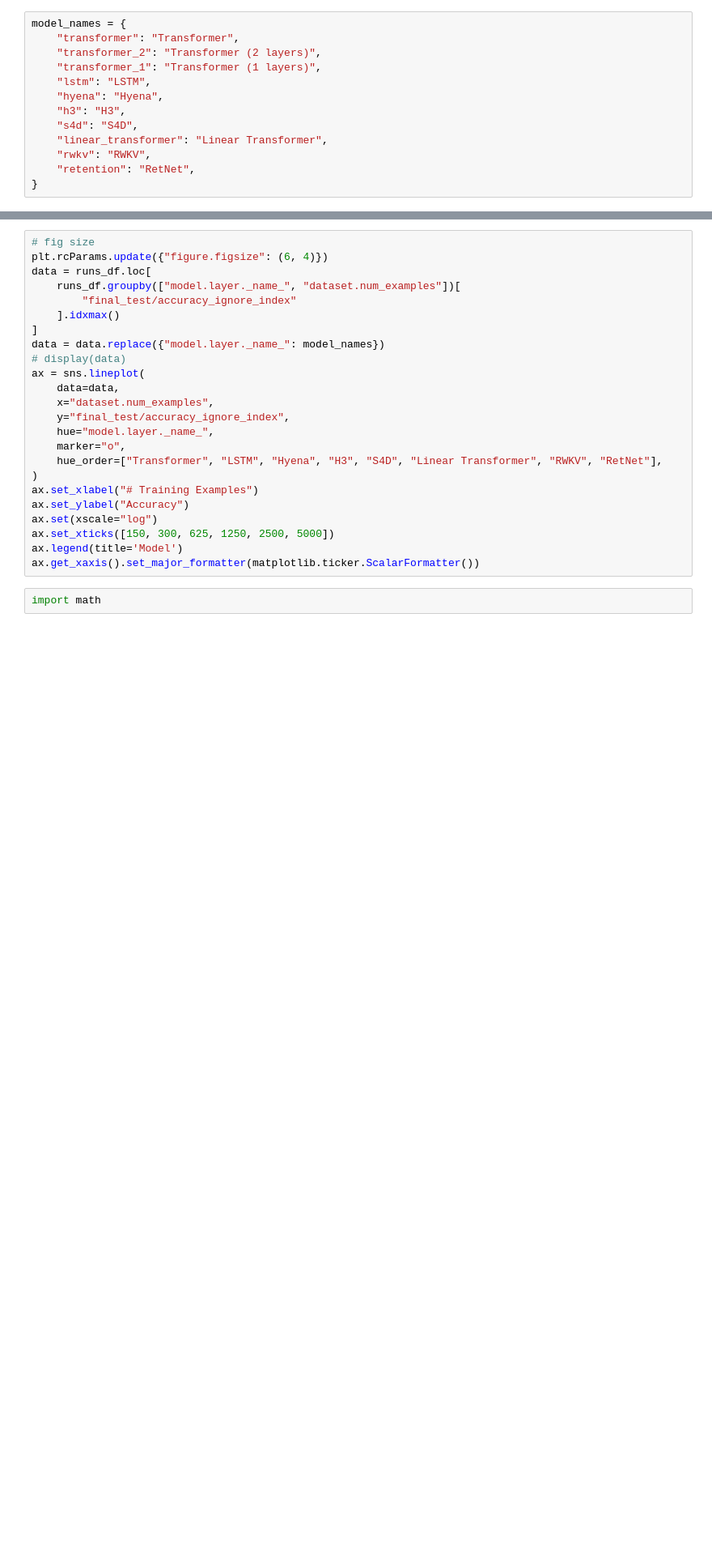
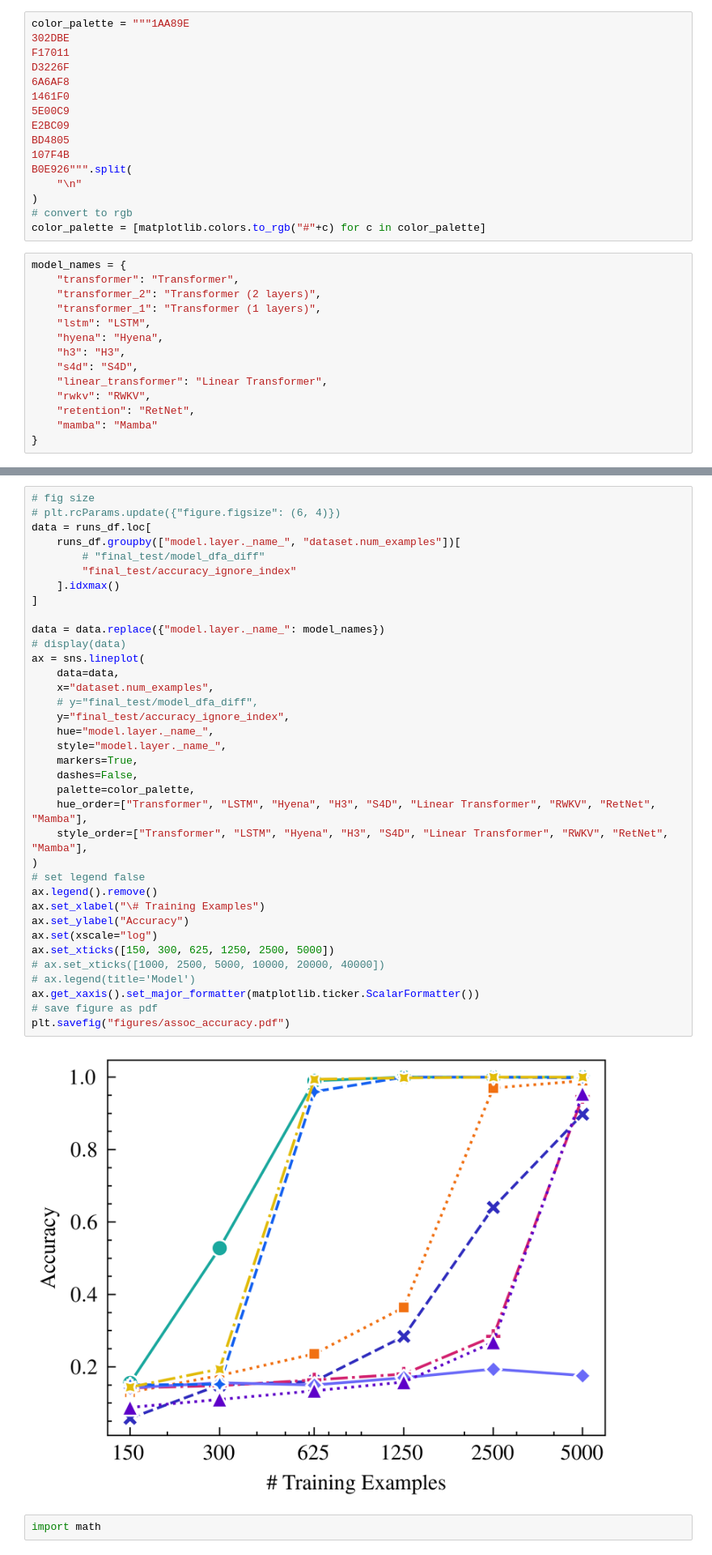
Before and after one commit to berlino/seq_icl, a Jupyter notebook: read_results.ipynb, the cells around one changed output, grey strips where cells are left out. Shown at 81% size. Saved outputs shown, nothing was run; the diff lists cells and outputs as text; blank space fills up the shorter version.

```diff
--- a/read_results.ipynb
+++ b/read_results.ipynb
@@ -138,3 +189,19 @@ plt.rcParams['figure.facecolor'] = 'white'
+# %%
+color_palette = """1AA89E
+302DBE
+F17011
+D3226F
+6A6AF8
+1461F0
+5E00C9
+E2BC09
+BD4805
+107F4B
+B0E926""".split(
+    "\n"
+)
+# convert to rgb
+color_palette = [matplotlib.colors.to_rgb("#"+c) for c in color_palette]
 # %%
 model_names = {
     "transformer": "Transformer",
@@ -147,4 +214,5 @@ model_names = {
     "linear_transformer": "Linear Transformer",
     "rwkv": "RWKV",
     "retention": "RetNet",
+    "mamba": "Mamba"
 }
@@ -151,26 +235,40 @@ model_names = {
 # %%
 # fig size
-plt.rcParams.update({"figure.figsize": (6, 4)})
+# plt.rcParams.update({"figure.figsize": (6, 4)})
 data = runs_df.loc[
     runs_df.groupby(["model.layer._name_", "dataset.num_examples"])[
+        # "final_test/model_dfa_diff"
         "final_test/accuracy_ignore_index"
     ].idxmax()
 ]
+
 data = data.replace({"model.layer._name_": model_names})
 # display(data)
 ax = sns.lineplot(
     data=data,
     x="dataset.num_examples",
+    # y="final_test/model_dfa_diff",
     y="final_test/accuracy_ignore_index",
     hue="model.layer._name_",
-    marker="o",
-    hue_order=["Transformer", "LSTM", "Hyena", "H3", "S4D", "Linear Transformer", "RWKV", "RetNet"],
+    style="model.layer._name_",
+    markers=True,
+    dashes=False,
+    palette=color_palette,
+    hue_order=["Transformer", "LSTM", "Hyena", "H3", "S4D", "Linear Transformer", "RWKV", "RetNet", "Mamba"],
+    style_order=["Transformer", "LSTM", "Hyena", "H3", "S4D", "Linear Transformer", "RWKV", "RetNet", "Mamba"],
 )
-ax.set_xlabel("# Training Examples")
+# set legend false
+ax.legend().remove()
+ax.set_xlabel("\# Training Examples")
 ax.set_ylabel("Accuracy")
 ax.set(xscale="log")
 ax.set_xticks([150, 300, 625, 1250, 2500, 5000])
-ax.legend(title='Model')
+# ax.set_xticks([1000, 2500, 5000, 10000, 20000, 40000])
+# ax.legend(title='Model')
 ax.get_xaxis().set_major_formatter(matplotlib.ticker.ScalarFormatter())
+# save figure as pdf
+plt.savefig("figures/assoc_accuracy.pdf")
+# %% [output]
+[figure, added]
 # %%
 import math
```
Also changed, not shown: parts of 9 cells of this notebook, 6 other files.
